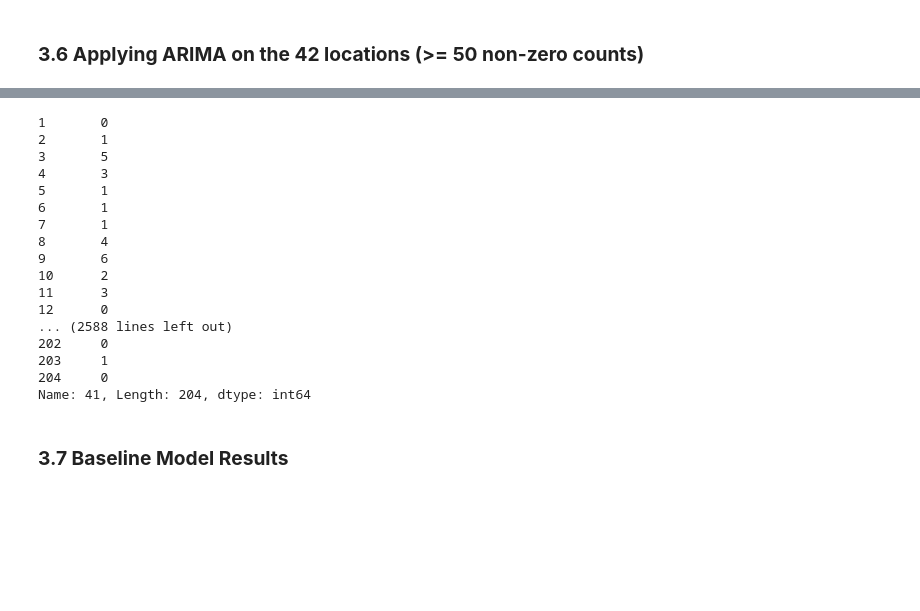
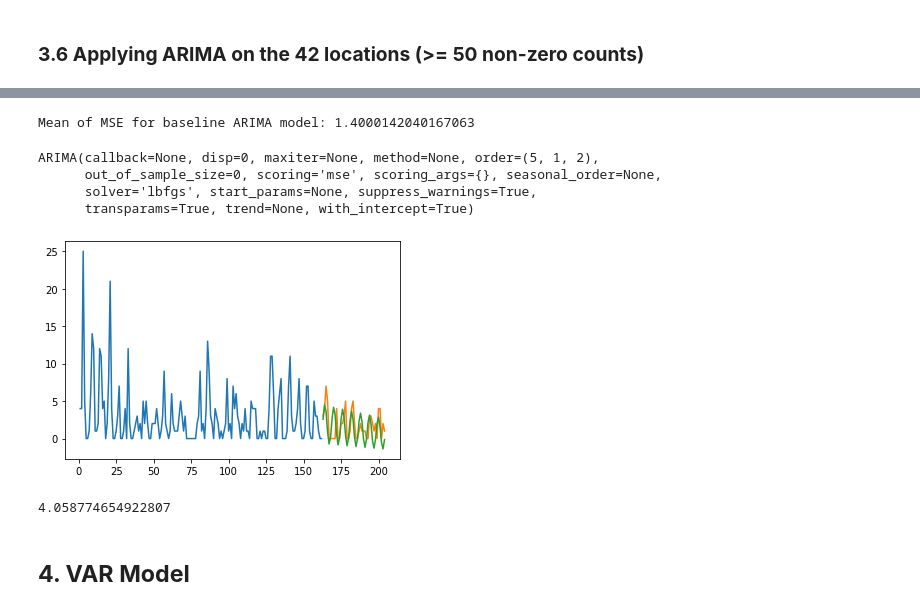
Before and after one commit to Angps1995/Spatial-Temporal-Models-for-delivery-demand-forecast, a Jupyter notebook: ExploratoryAnalysis/ExploratoryAnalysis.ipynb, the cells around one changed output, grey strips where cells are left out. Saved outputs shown, nothing was run; the diff lists cells and outputs as text; code cells hidden in the pictures; blank space fills up the shorter version.

```diff
--- a/ExploratoryAnalysis/ExploratoryAnalysis.ipynb
+++ b/ExploratoryAnalysis/ExploratoryAnalysis.ipynb
@@ -317,0 +303,3 @@ plt.show()
+# %%
+train_df = df_atleast_50_cts.iloc[:, 0:162]
+test_df = df_atleast_50_cts.iloc[:, 162:]
@@ -318,25 +314,38 @@ plt.show()
+# %%
+loss = []
+for i in range(len(train_df)):
+    train = train_df.iloc[i,:]
+    test = test_df.iloc[i,:]
+    mse = fit_arima_get_mse(train, test)
+    loss.append(mse)
+print("Mean of MSE for baseline ARIMA model: " + str(np.mean(loss)))
+# %% [output]
+Mean of MSE for baseline ARIMA model: 1.4000142040167063
+# %%
+trg = train_df.iloc[6,:]
+tst = test_df.iloc[6,:]
 # %%
-for i in range(len(df_atleast_50_cts)):
-    ts = df_atleast_50_cts.iloc[i,:]
-    model = auto_arima(ts, trace=False, error_action='ignore', suppress_warnings=True)
-    model.fit(ts)
+model = auto_arima(trg, trace=False, error_action='ignore', suppress_warnings=True, seasonal=False)
+model.fit(trg)
 # %% [output]
-1       0
-2       1
-3       5
-4       3
-5       1
-6       1
-7       1
-8       4
-9       6
-10      2
-11      3
-12      0
-... (2588 lines left out)
-202     0
-203     1
-204     0
-Name: 41, Length: 204, dtype: int64
+ARIMA(callback=None, disp=0, maxiter=None, method=None, order=(5, 1, 2),
+      out_of_sample_size=0, scoring='mse', scoring_args={}, seasonal_order=None,
+      solver='lbfgs', start_params=None, suppress_warnings=True,
+      transparams=True, trend=None, with_intercept=True)
-# %% [markdown]
-### **3.7 Baseline Model Results**
+# %%
+forecast = model.predict(n_periods=len(tst))
+forecast = pd.DataFrame(forecast,index = tst.index,columns=['Prediction'])
+
+#plot the predictions for validation set
+plt.plot(trg, label='Train')
+plt.plot(tst, label='Valid')
+plt.plot(forecast, label='Prediction')
+plt.show()
+
+mse = mean_squared_error(tst, forecast)
+print(mse)
+# %% [output]
+[figure, added]
+4.058774654922807
+# %% [markdown]
+## **4. VAR Model**
```
Also changed, not shown: parts of 6 cells of this notebook.
